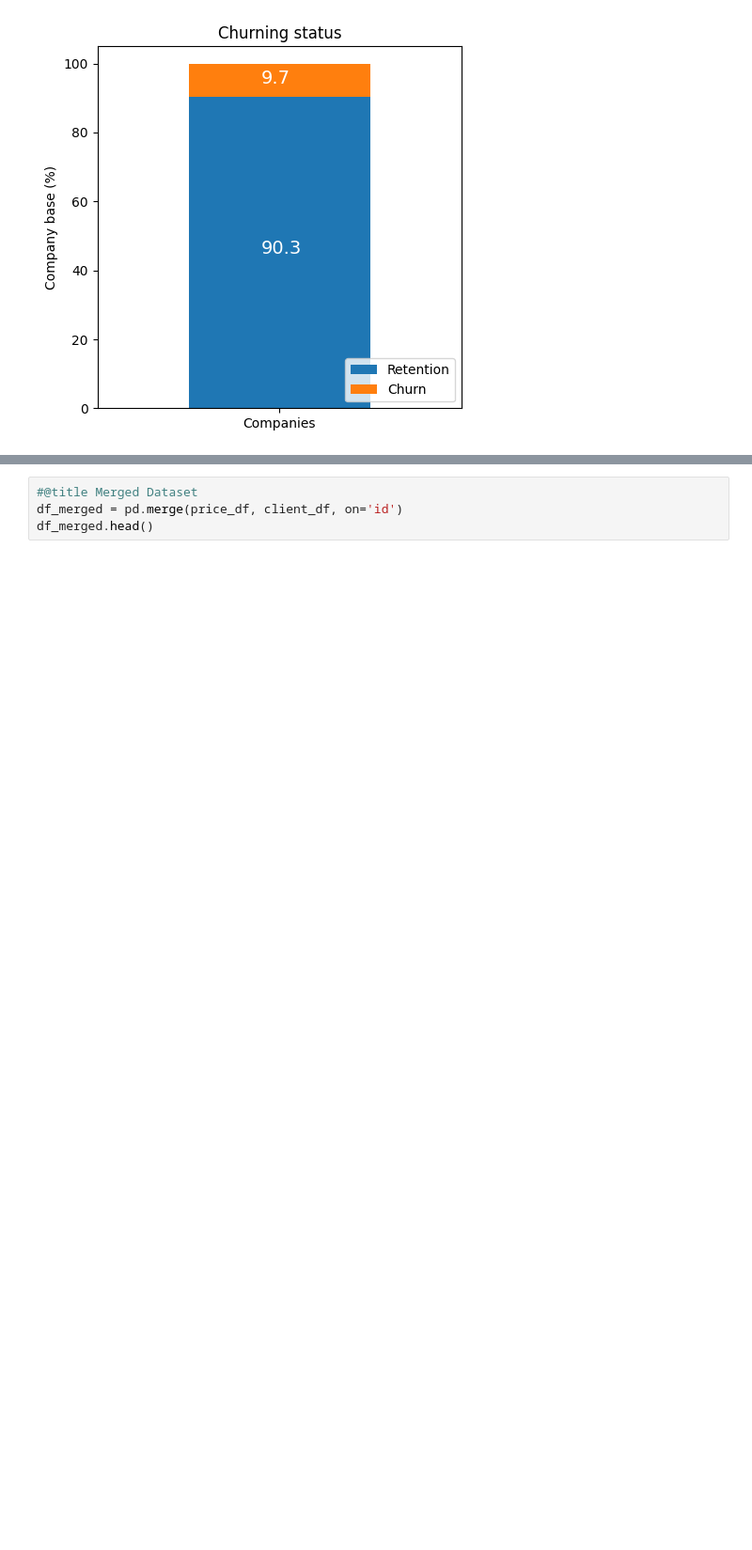
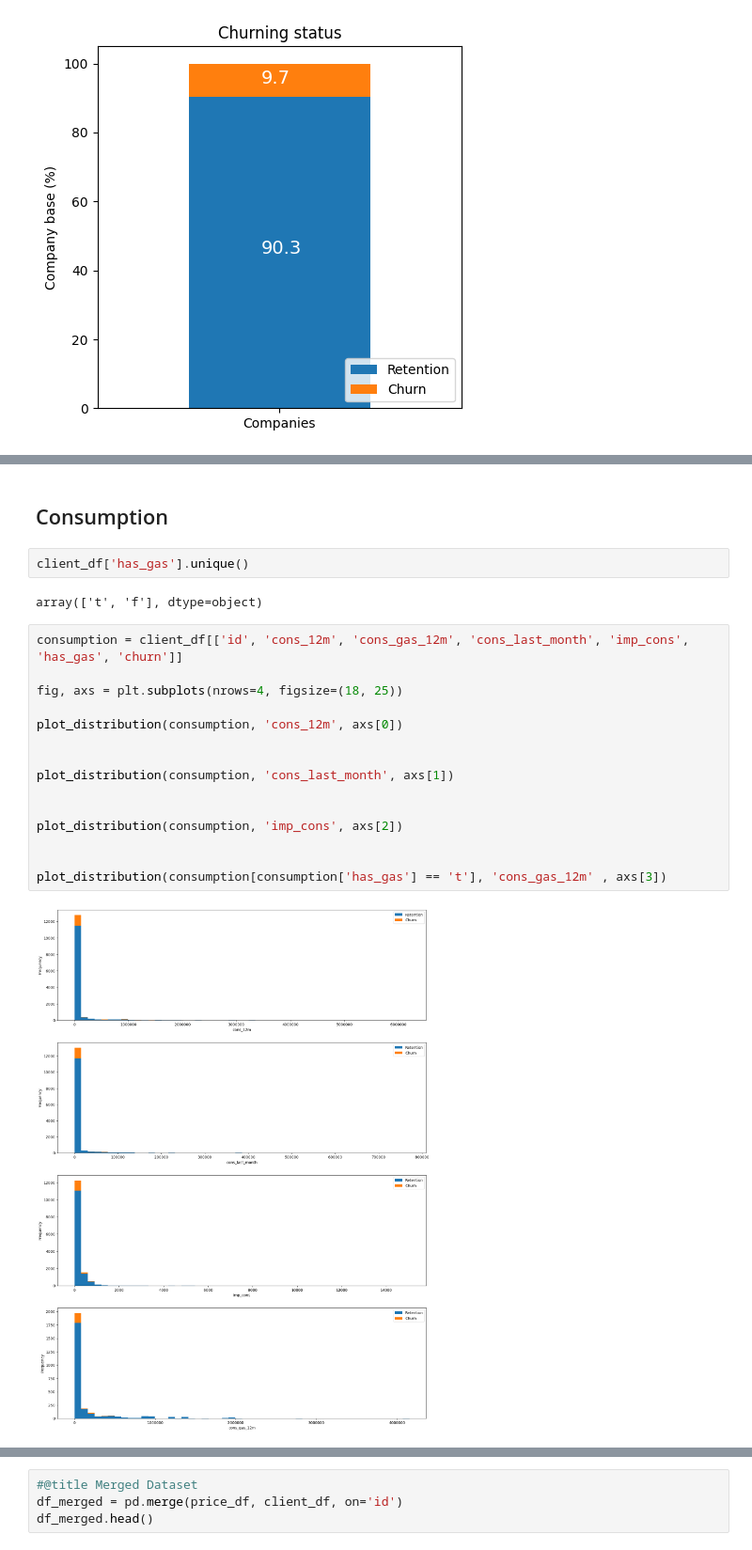
Before and after one commit to tiaratatyanadewi/BCG-Virtual-Internship, a Jupyter notebook: Task_2_BCG.ipynb, the cells around one changed output, grey strips where cells are left out. Shown at 94% size. Saved outputs shown, nothing was run; the diff lists cells and outputs as text; blank space fills up the shorter version.

```diff
--- a/Task_2_BCG.ipynb
+++ b/Task_2_BCG.ipynb
@@ -198,0 +261,23 @@ plot_stacked_bars(churn_percentage.transpose(), "Churning status", (5, 5), legen
+# %% [markdown]
+## Consumption
+# %%
+client_df['has_gas'].unique()
+# %% [output]
+array(['t', 'f'], dtype=object)
+# %%
+consumption = client_df[['id', 'cons_12m', 'cons_gas_12m', 'cons_last_month', 'imp_cons', 'has_gas', 'churn']]
+
+fig, axs = plt.subplots(nrows=4, figsize=(18, 25))
+
+plot_distribution(consumption, 'cons_12m', axs[0])
+
+
+plot_distribution(consumption, 'cons_last_month', axs[1])
+
+
+plot_distribution(consumption, 'imp_cons', axs[2])
+
+
+plot_distribution(consumption[consumption['has_gas'] == 't'], 'cons_gas_12m' , axs[3])
+# %% [output]
+[figure, added]
```
Also changed, not shown: parts of 29 cells of this notebook.
